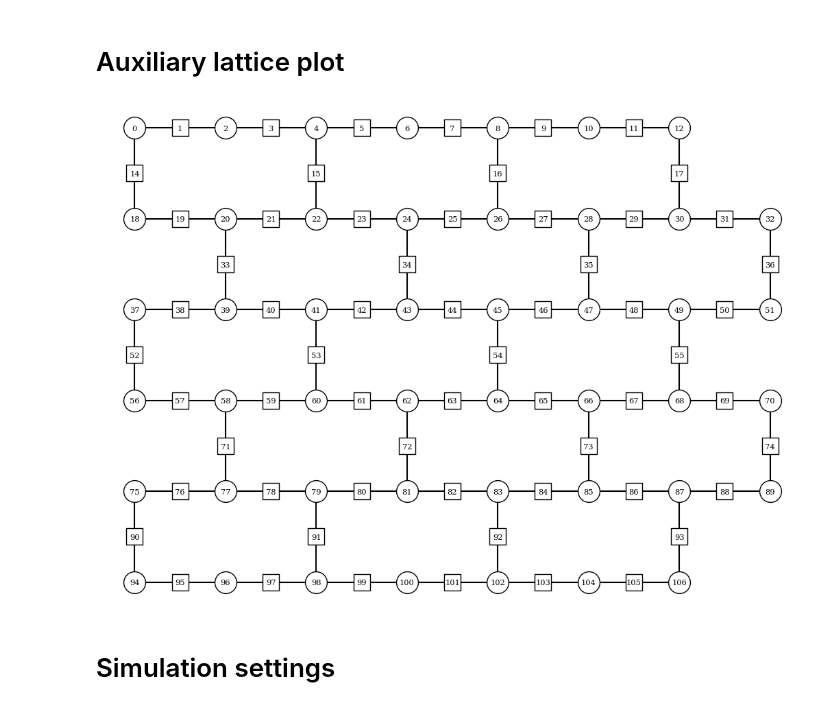
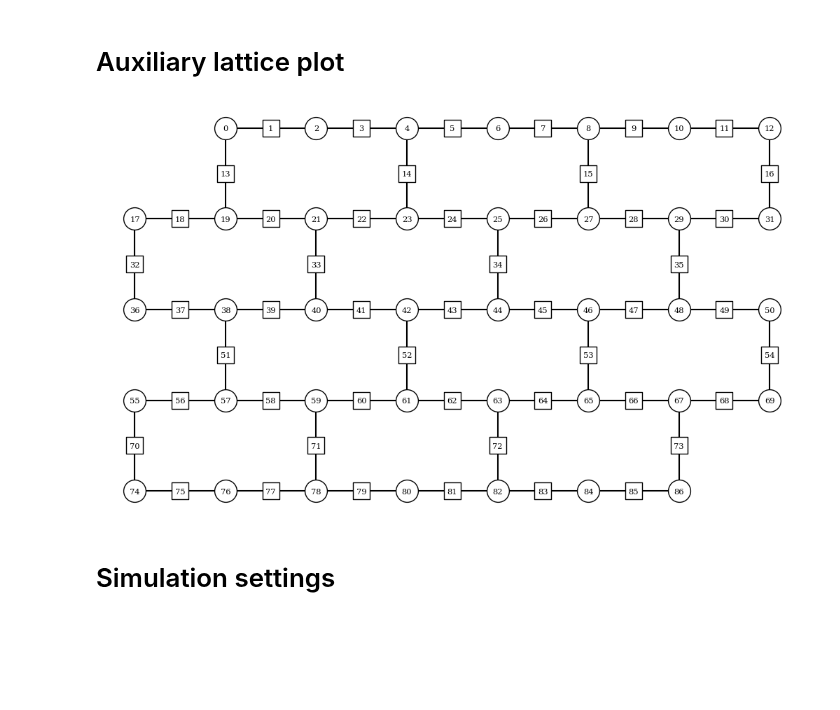
Before and after one commit to Fradm98/qs-qh, a Jupyter notebook: src/notebooks/Z2/z2_hex_hardware_postselection.ipynb, the cells around one changed output. Cells and saved outputs as stored; diff of their text form; code cells hidden in the pictures; blank space fills up the shorter version.

```diff
--- a/src/notebooks/Z2/z2_hex_hardware_postselection.ipynb
+++ b/src/notebooks/Z2/z2_hex_hardware_postselection.ipynb
@@ -24,12 +24,12 @@ backend = service.backend(device)
 # %%
 from z2hex.geometry import HeavyHexLattice
 
 plaquette_width = 3
-plaquette_height = 5
+plaquette_height = 4
 
-HeavyHexLattice(plaquette_width, plaquette_height).plot_lattice(number_qubits=True, backend=device, first_qubit=first_layout_qubit)
+HeavyHexLattice(plaquette_width, plaquette_height).plot_lattice(number_qubits=True)
 # %% [output]
-[figure, old version]
+[figure, new version]
 # %% [markdown]
 # Simulation settings
 # %%
```
Also changed, not shown: parts of 6 cells of this notebook, 50 other files.
